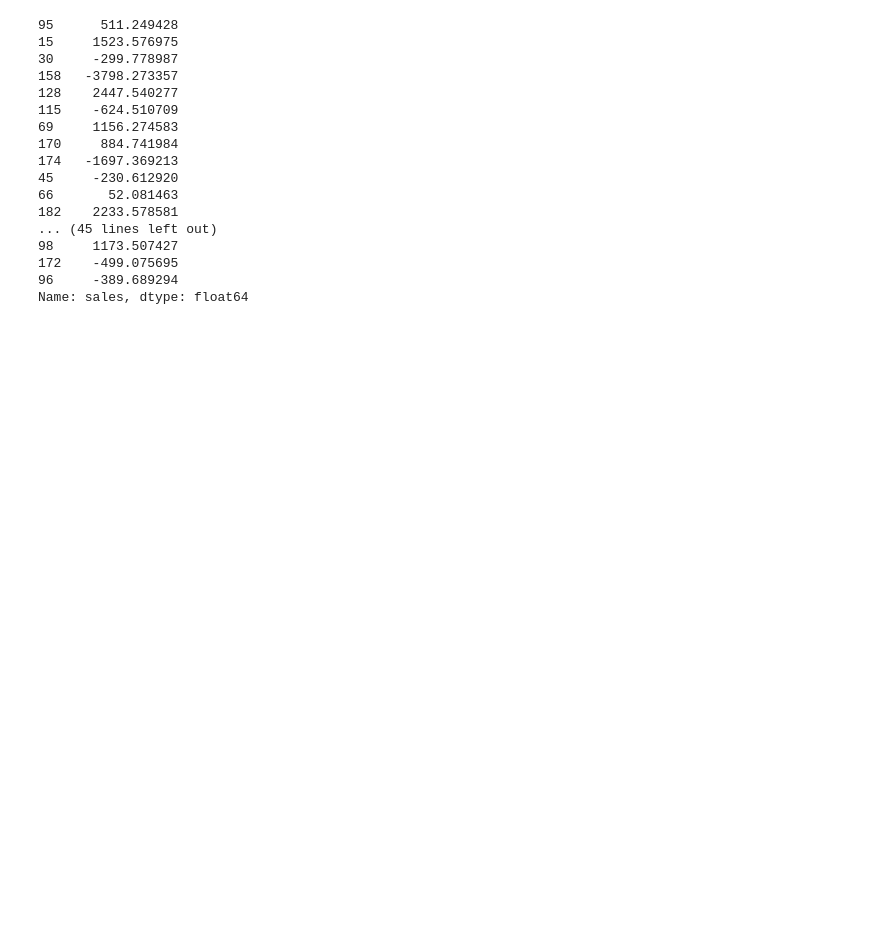
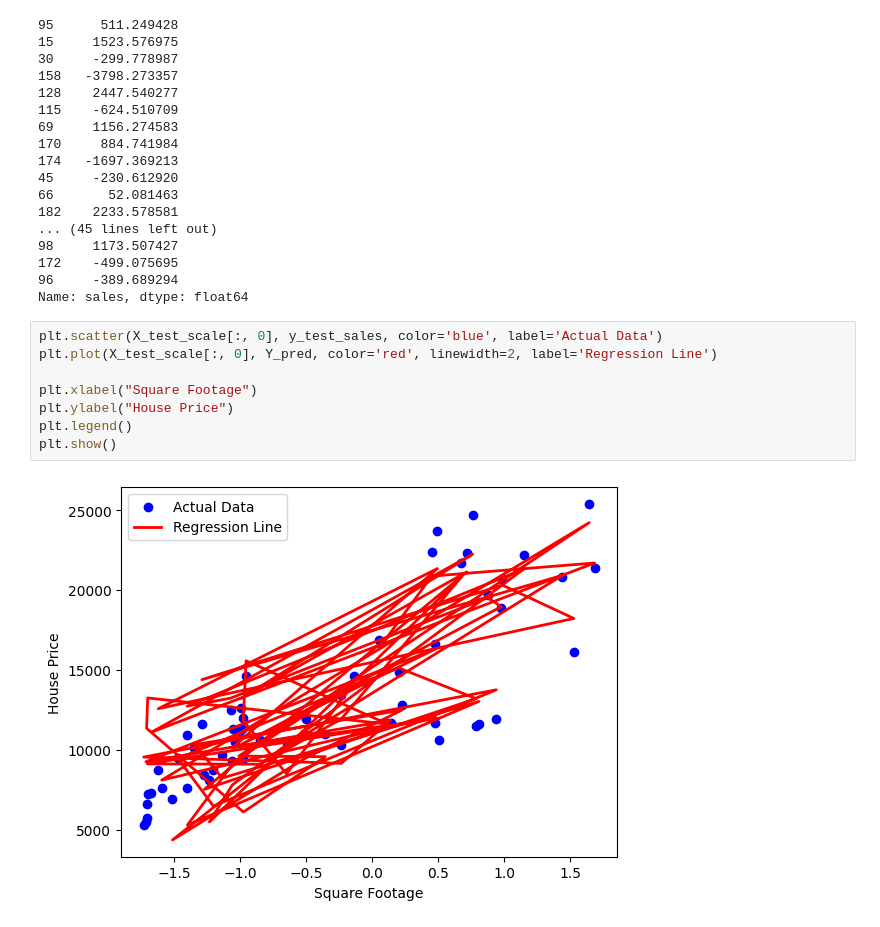
Before and after one commit to manojkumar211/ML-Sales, a Jupyter notebook: experiments/EXproject.ipynb, the cells around one changed output. Drawn from its saved outputs; the diff is of its cells as text; blank space fills up the shorter version.

```diff
--- a/experiments/EXproject.ipynb
+++ b/experiments/EXproject.ipynb
@@ -1413,3 +1413,13 @@ error
 172    -499.075695
 96     -389.689294
 Name: sales, dtype: float64
+# %%
+plt.scatter(X_test_scale[:, 0], y_test_sales, color='blue', label='Actual Data')
+plt.plot(X_test_scale[:, 0], Y_pred, color='red', linewidth=2, label='Regression Line')
+
+plt.xlabel("Square Footage")
+plt.ylabel("House Price")
+plt.legend()
+plt.show()
+# %% [output]
+[figure, added]
```
